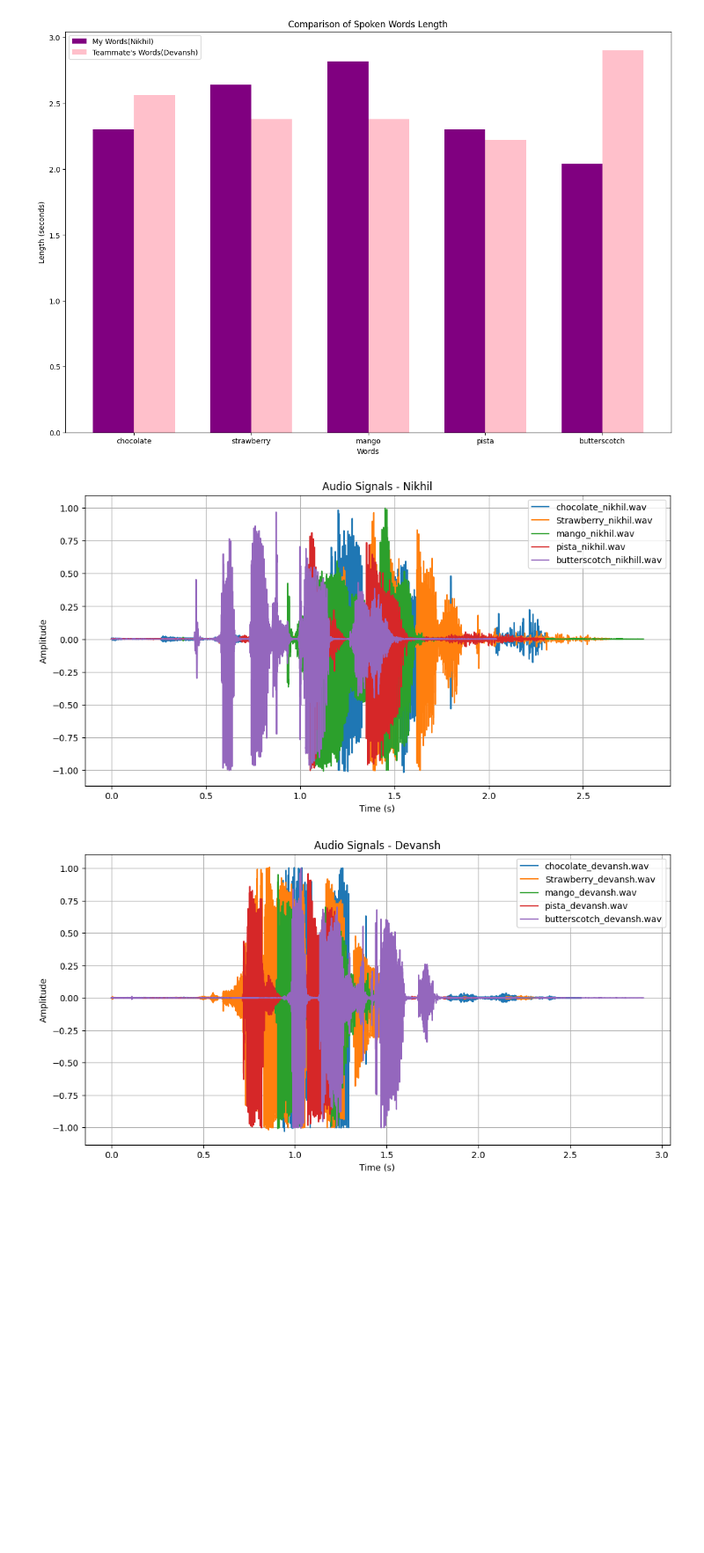
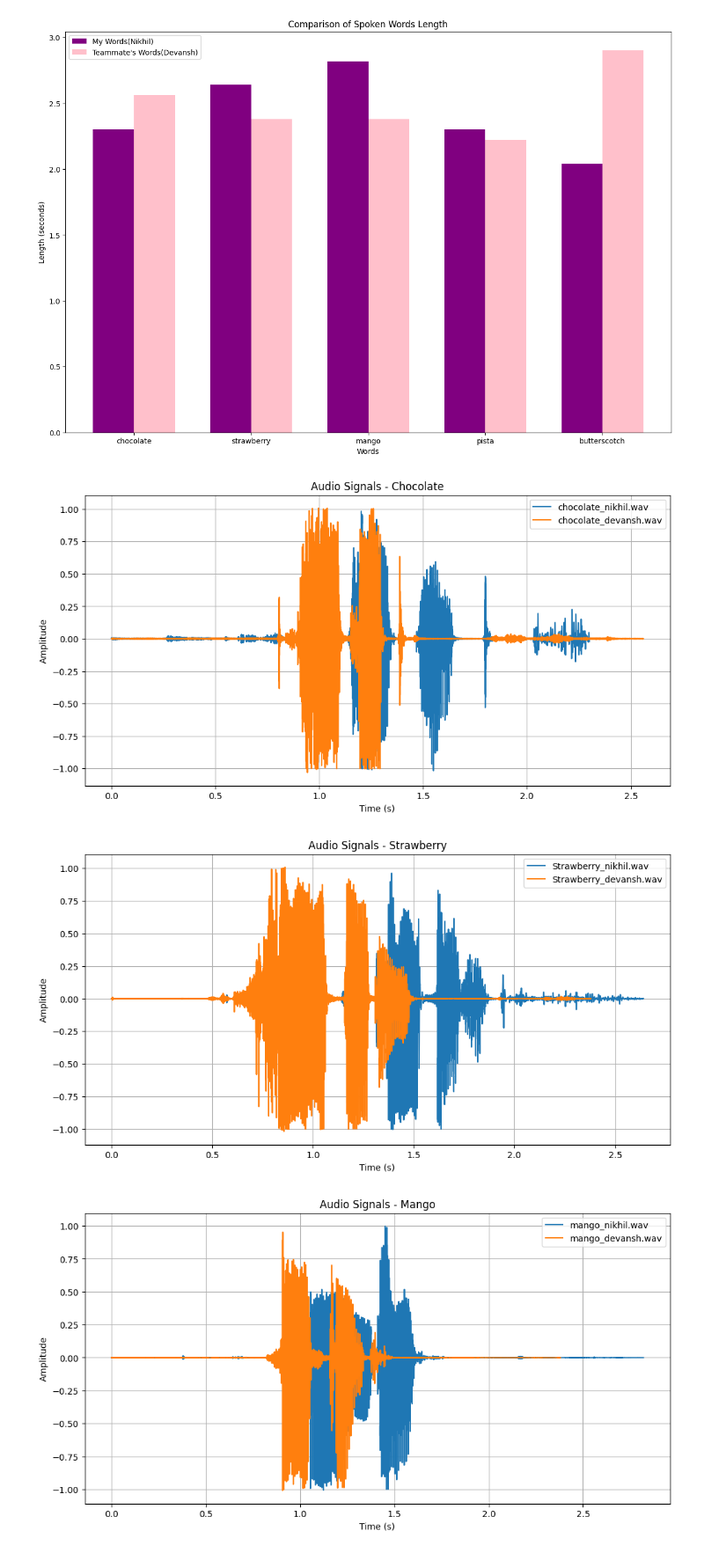
Before and after one commit to DevanshHanda/AI-in-Speech-Processing, a Jupyter notebook: Lab_02/Lab_02.ipynb, the cells around one changed output. Shown at 88% size. Saved outputs shown, nothing was run; the diff lists cells and outputs as text; code cells hidden in the pictures; blank space fills up the shorter version.

```diff
--- a/Lab_02/Lab_02.ipynb
+++ b/Lab_02/Lab_02.ipynb
@@ -207,28 +207,35 @@ Lengths of the spoken words devansh: [2.56, 2.38, 2.38, 2.22, 2.9]
 # %%
 import matplotlib.pyplot as plt
 import numpy as np
 import librosa
 
 def plot_audio_signals(word_files, title):
     plt.figure(figsize=(12, 6))
     for idx, filename in enumerate(word_files):
         y, sr = librosa.load(filename)
         duration = librosa.get_duration(y=y, sr=sr)
         time = np.linspace(0, duration, len(y))
         plt.plot(time, y, label=f'{filename.split("_")[0]}_{filename.split("_")[1]}')
 
     plt.title(title)
     plt.xlabel('Time (s)')
     plt.ylabel('Amplitude')
     plt.legend()
     plt.grid(True)
     plt.show()
 
 word_files_nikhil = ['chocolate_nikhil.wav','Strawberry_nikhil.wav','mango_nikhil.wav','pista_nikhil.wav','butterscotch_nikhill.wav']
 word_files_devansh = ['chocolate_devansh.wav','Strawberry_devansh.wav','mango_devansh.wav','pista_devansh.wav','butterscotch_devansh.wav']
 
+plot_audio_signals(['chocolate_nikhil.wav','chocolate_devansh.wav'], "Audio Signals - Chocolate")
+plot_audio_signals(['Strawberry_nikhil.wav','Strawberry_devansh.wav'], "Audio Signals - Strawberry")
+plot_audio_signals(['mango_nikhil.wav','mango_devansh.wav'], "Audio Signals - Mango")
+plot_audio_signals(['pista_nikhil.wav','pista_devansh.wav'], "Audio Signals - Pista")
+plot_audio_signals(['butterscotch_nikhill.wav','butterscotch_devansh.wav'], "Audio Signals - Nikhil")
+
 plot_audio_signals(word_files_nikhil, "Audio Signals - Nikhil")
 plot_audio_signals(word_files_devansh, "Audio Signals - Devansh")
 # %% [output]
-[figure, old version]
+[figure, new version]
-[figure, old version]
+[figure, new version]
+[figure, added]
```
Also changed, not shown: parts of 1 cell of this notebook, 3 other files.
